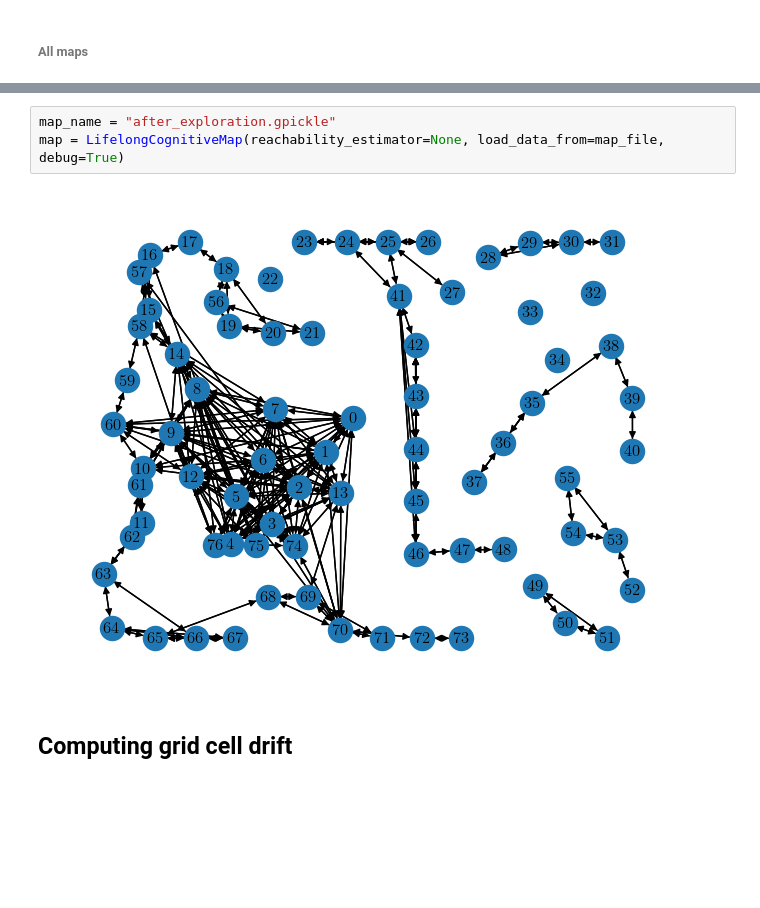
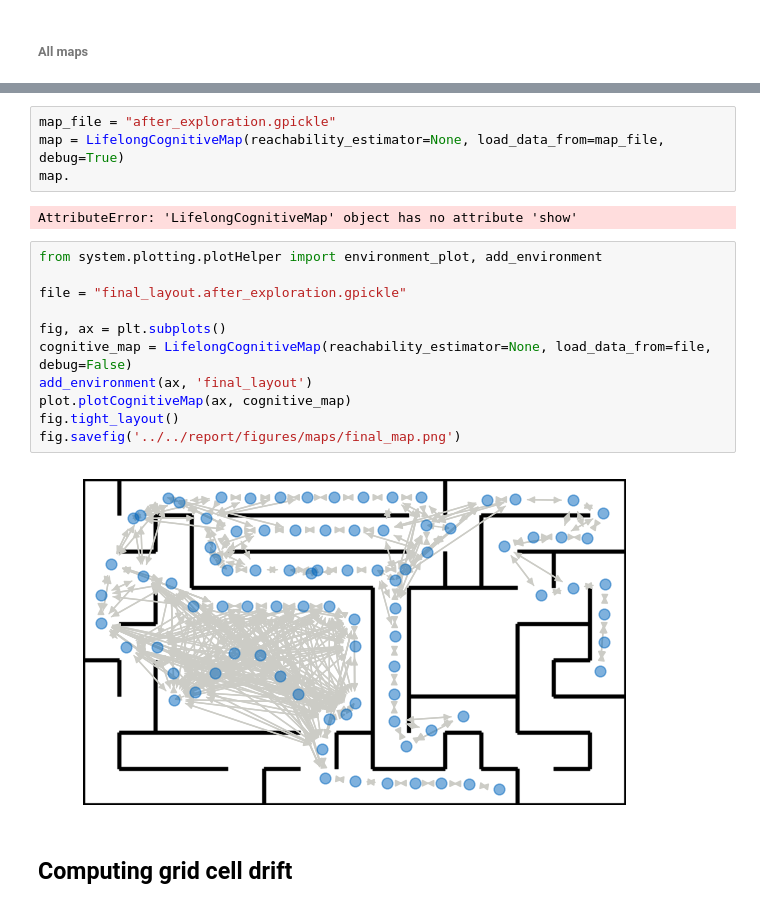
Before and after one commit to Warggr/bio-inspired-navigation, a Jupyter notebook: scripts/show_cogmaps.ipynb, the cells around one changed output, grey strips where cells are left out. Saved outputs shown, nothing was run; the diff lists cells and outputs as text; blank space fills up the shorter version.

```diff
--- a/scripts/show_cogmaps.ipynb
+++ b/scripts/show_cogmaps.ipynb
@@ -65,8 +65,22 @@ KeyboardInterrupt:
 # %%
-map_name = "after_exploration.gpickle"
+map_file = "after_exploration.gpickle"
 map = LifelongCognitiveMap(reachability_estimator=None, load_data_from=map_file, debug=True)
+map.
 # %% [output]
-[figure, removed]
+AttributeError: 'LifelongCognitiveMap' object has no attribute 'show'
+# %%
+from system.plotting.plotHelper import environment_plot, add_environment
+
+file = "final_layout.after_exploration.gpickle"
+
+fig, ax = plt.subplots()
+cognitive_map = LifelongCognitiveMap(reachability_estimator=None, load_data_from=file, debug=False)
+add_environment(ax, 'final_layout')
+plot.plotCognitiveMap(ax, cognitive_map)
+fig.tight_layout()
+fig.savefig('../../report/figures/maps/final_map.png')
+# %% [output]
+[figure, added]
 # %% [markdown]
 ## Computing grid cell drift
 # %%
```
Also changed, not shown: parts of 11 cells of this notebook, 28 other files.
